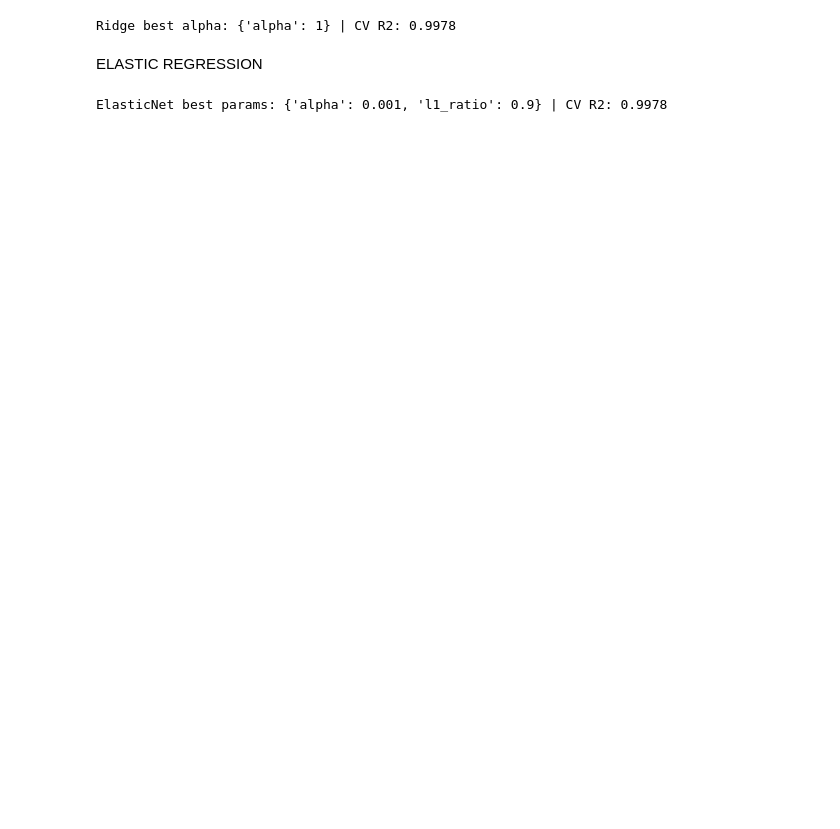
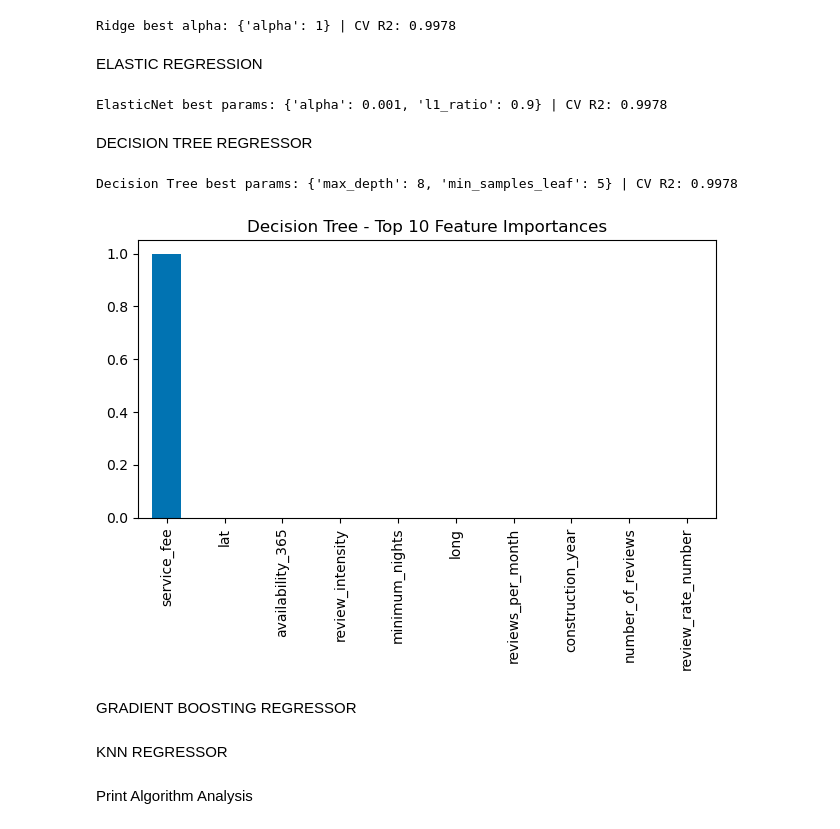
Before and after one commit to yazhini-vetrivel/airbnb_pricing_analytics, a Jupyter notebook: notebooks/regression.ipynb, the cells around one changed output. Cells and saved outputs as stored; diff of their text form; code cells hidden in the pictures; blank space fills up the shorter version.

Commit message:
Add files via upload
Did KNN,Gradient Boosting Regressor

```diff
--- a/notebooks/regression.ipynb
+++ b/notebooks/regression.ipynb
@@ -369,3 +370,29 @@ results.append({'Model': 'ElasticNet Regression', 'R2': r2_score(y_test, pred),
                  'RMSE': rmse(y_test, pred), 'MAE': mean_absolute_error(y_test, pred)})
 # %% [output]
 ElasticNet best params: {'alpha': 0.001, 'l1_ratio': 0.9} | CV R2: 0.9978
+# %% [markdown]
+DECISION TREE REGRESSOR
+# %%
+from sklearn.tree import DecisionTreeRegressor
+from sklearn.model_selection import train_test_split, GridSearchCV
+from sklearn.metrics import r2_score, mean_absolute_error
+RANDOM_STATE = 42
+dt_grid = GridSearchCV(DecisionTreeRegressor(random_state=RANDOM_STATE),
+                        {'max_depth': [3, 5, 8, 12, None], 'min_samples_leaf': [1, 5, 10]},
+                        cv=5, scoring='r2', n_jobs=-1)
+dt_grid.fit(X_train, y_train)
+dt_best = dt_grid.best_estimator_
+pred = dt_best.predict(X_test)
+print('Decision Tree best params:', dt_grid.best_params_, '| CV R2:', round(dt_grid.best_score_, 4))
+results.append({'Model': 'Decision Tree Regressor', 'R2': r2_score(y_test, pred),
+                 'RMSE': rmse(y_test, pred), 'MAE': mean_absolute_error(y_test, pred)})
+
+dt_importance = pd.Series(dt_best.feature_importances_, index=X_train.columns).sort_values(ascending=False)
+plt.figure(); dt_importance.head(10).plot(kind='bar')
+plt.title('Decision Tree - Top 10 Feature Importances')
+plt.tight_layout(); plt.savefig('dt_feature_importance.png', bbox_inches='tight')
+# %% [output]
+Decision Tree best params: {'max_depth': 8, 'min_samples_leaf': 5} | CV R2: 0.9978
+[figure, added]
+# %% [markdown]
+GRADIENT BOOSTING REGRESSOR
@@ -371,0 +434,2 @@ ElasticNet best params: {'alpha': 0.001, 'l1_ratio': 0.9} | CV R2: 0.9978
+# %% [markdown]
+KNN REGRESSOR
@@ -371,0 +448,2 @@ ElasticNet best params: {'alpha': 0.001, 'l1_ratio': 0.9} | CV R2: 0.9978
+# %% [markdown]
+Print Algorithm Analysis
```
Also changed, not shown: parts of 18 cells of this notebook.
